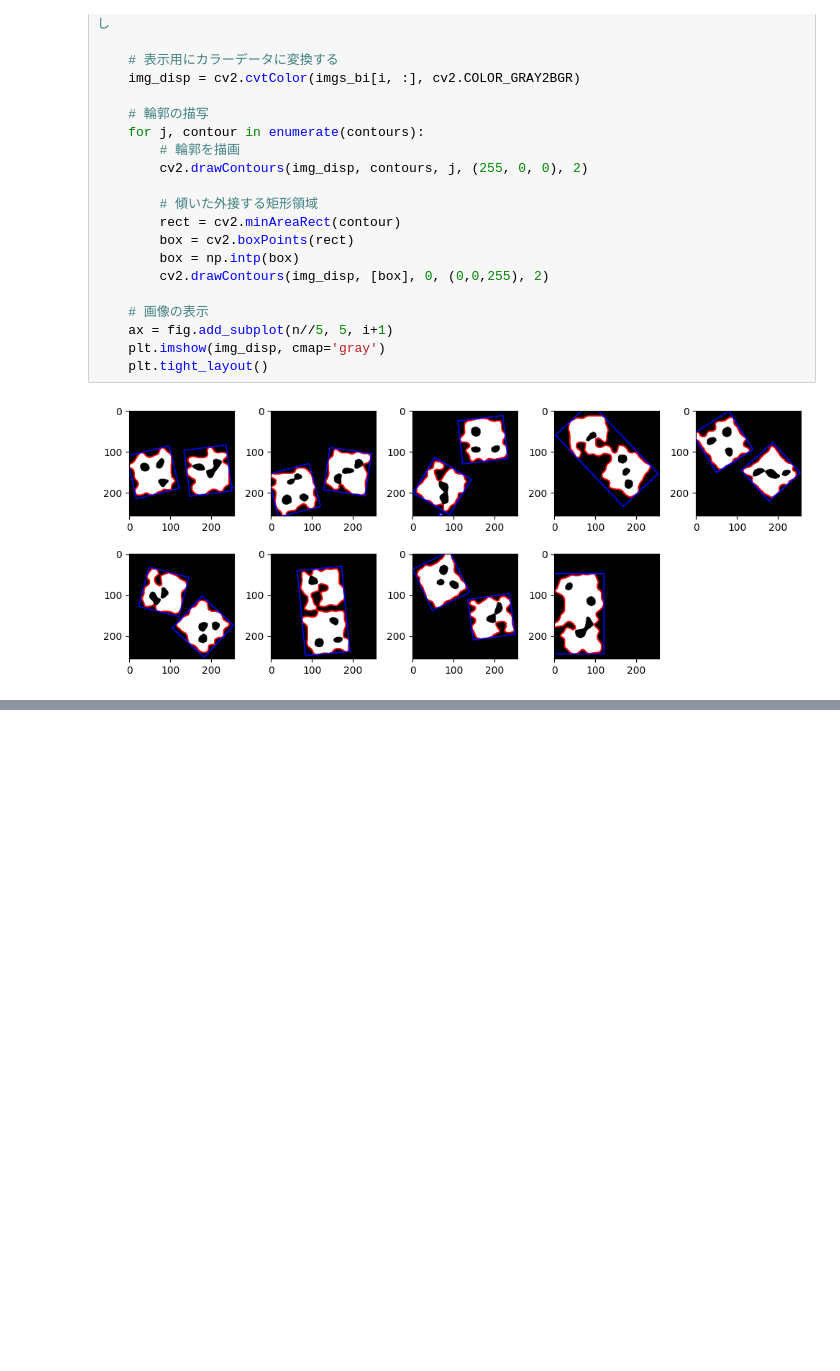
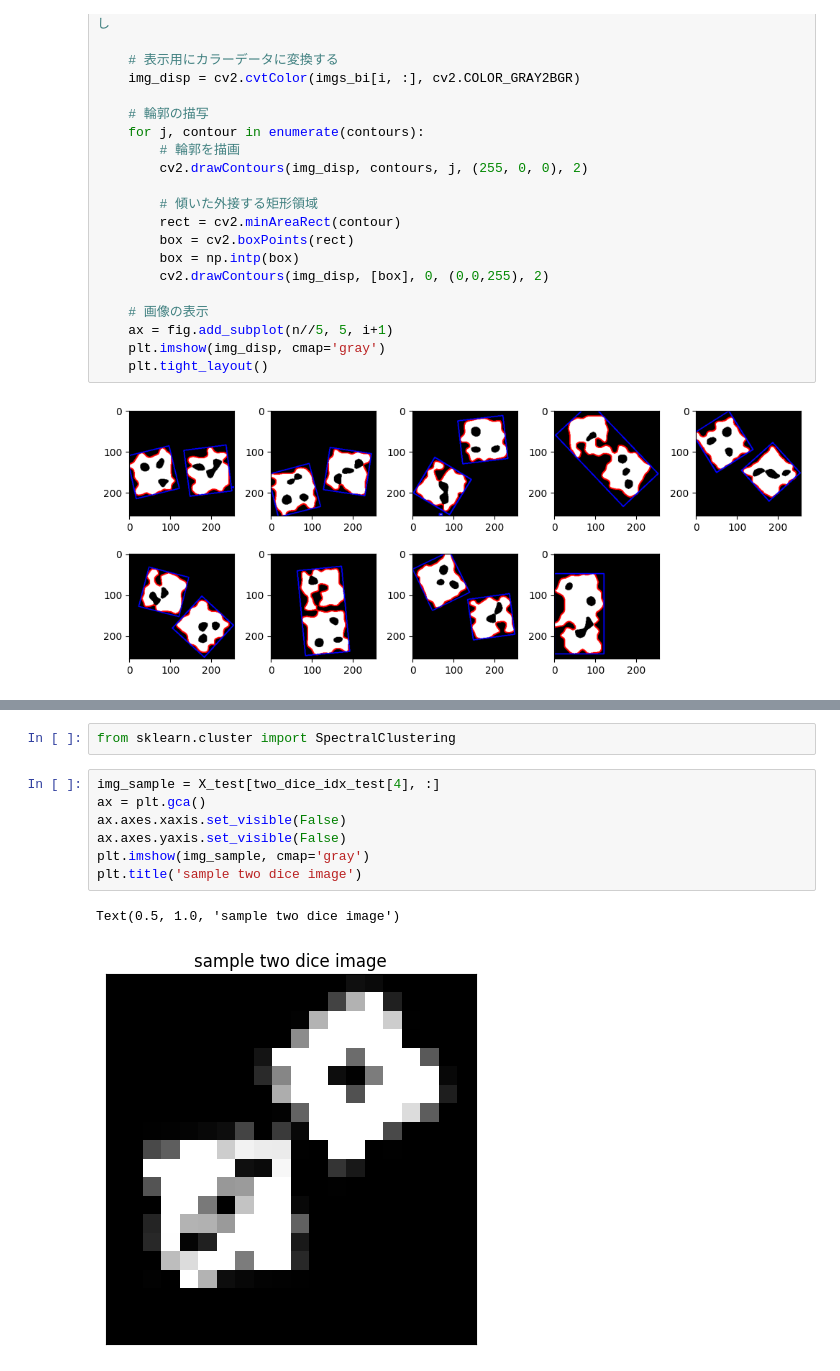
Before and after one commit to SStakafumi/sony-dice-competition, a Jupyter notebook: eda.ipynb, the cells around one changed output, grey strips where cells are left out. Saved outputs shown, nothing was run; the diff lists cells and outputs as text; blank space fills up the shorter version.

```diff
--- a/eda.ipynb
+++ b/eda.ipynb
@@ -454,0 +531,12 @@ for i in range(9):
+# %%
+from sklearn.cluster import SpectralClustering
+# %%
+img_sample = X_test[two_dice_idx_test[4], :]
+ax = plt.gca()
+ax.axes.xaxis.set_visible(False)
+ax.axes.yaxis.set_visible(False)
+plt.imshow(img_sample, cmap='gray')
+plt.title('sample two dice image')
+# %% [output]
+Text(0.5, 1.0, 'sample two dice image')
+[figure, added]
```
Also changed, not shown: parts of 27 cells of this notebook.
